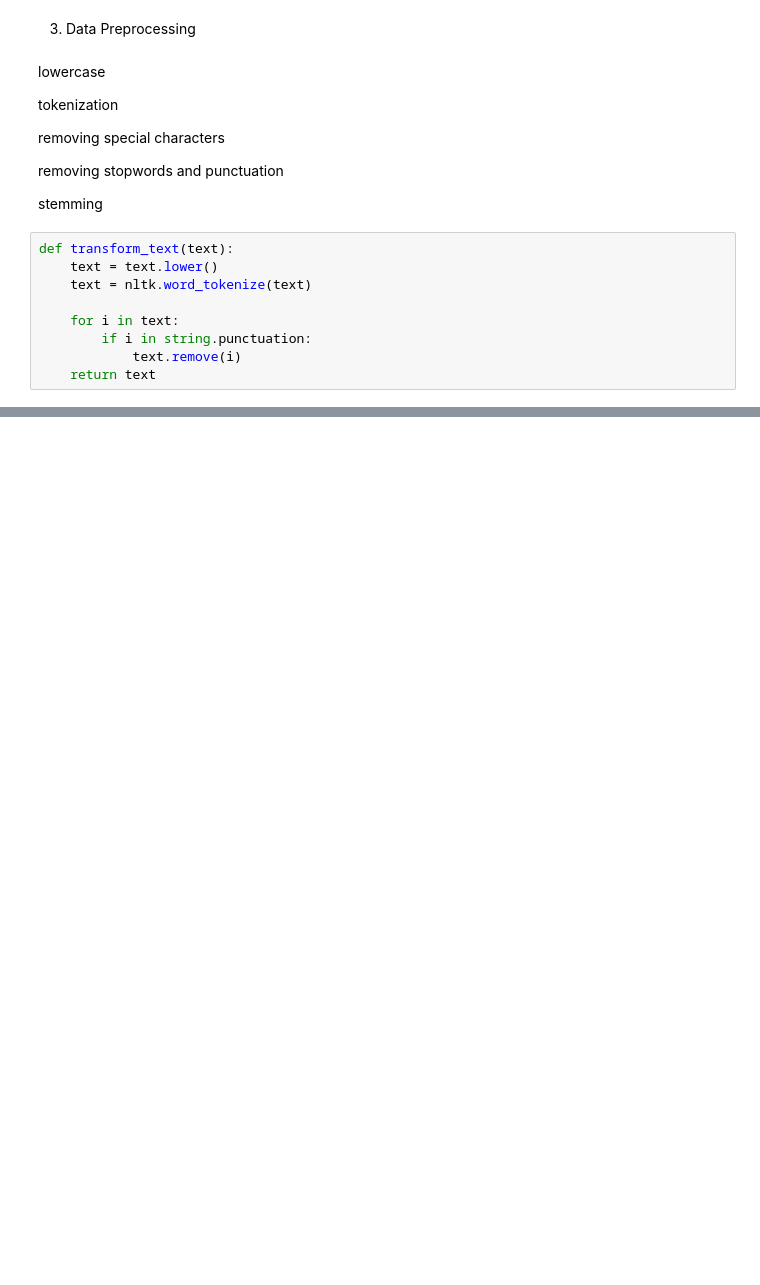
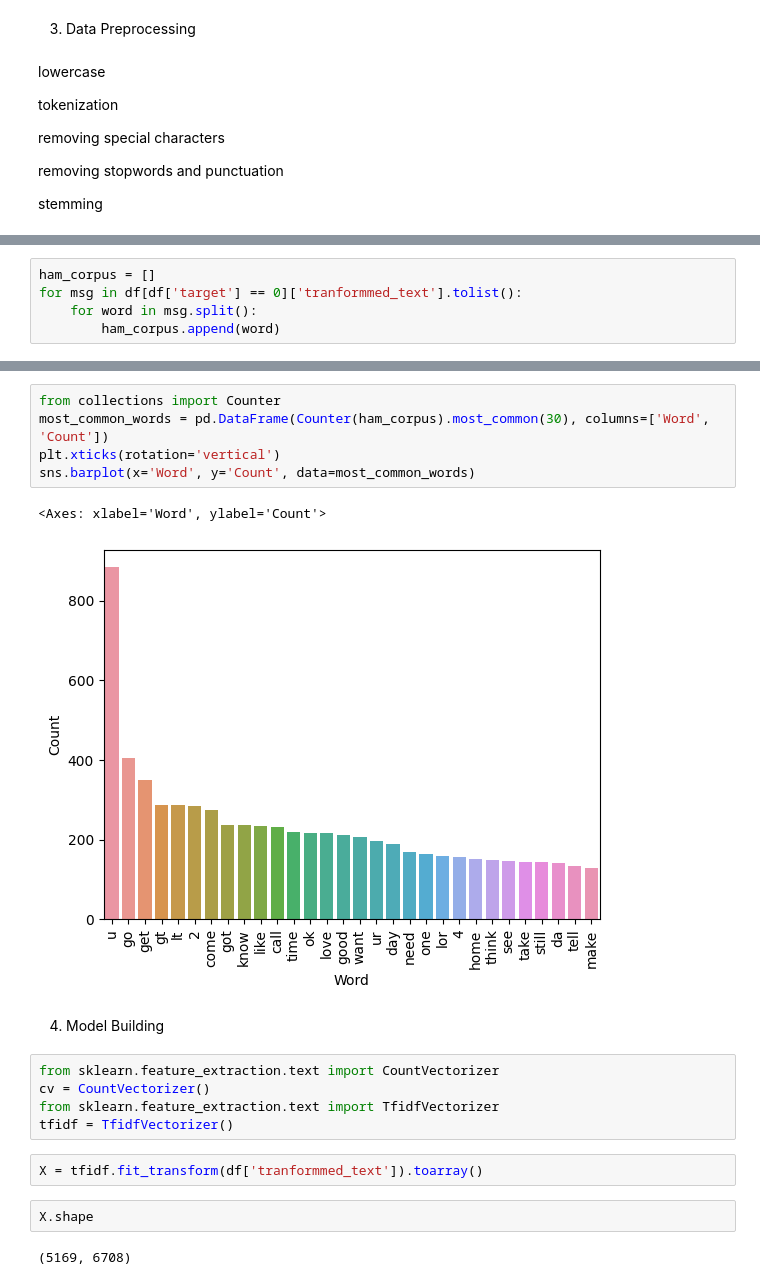
Before and after one commit to Prudhvi-232/E-mail-spam-classifier, a Jupyter notebook: main.ipynb, the cells around one changed output, grey strips where cells are left out. Cells and saved outputs as stored; diff of their text form; blank space fills up the shorter version.

```diff
--- a/main.ipynb
+++ b/main.ipynb
@@ -227,12 +253,3 @@ removing special characters
 removing stopwords and punctuation
 
 stemming
-# %%
-def transform_text(text):
-    text = text.lower()
-    text = nltk.word_tokenize(text)
-
-    for i in text:
-        if i in string.punctuation:
-            text.remove(i)
-    return text
@@ -238,0 +340,5 @@ def transform_text(text):
+# %%
+ham_corpus = []
+for msg in df[df['target'] == 0]['tranformmed_text'].tolist():
+    for word in msg.split():
+        ham_corpus.append(word)
@@ -238,0 +349,21 @@ def transform_text(text):
+# %%
+from collections import Counter
+most_common_words = pd.DataFrame(Counter(ham_corpus).most_common(30), columns=['Word', 'Count'])
+plt.xticks(rotation='vertical')
+sns.barplot(x='Word', y='Count', data=most_common_words)
+# %% [output]
+<Axes: xlabel='Word', ylabel='Count'>
+[figure, added]
+# %% [markdown]
+4. Model Building
+# %%
+from sklearn.feature_extraction.text import CountVectorizer
+cv = CountVectorizer()
+from sklearn.feature_extraction.text import TfidfVectorizer
+tfidf = TfidfVectorizer()
+# %%
+X = tfidf.fit_transform(df['tranformmed_text']).toarray()
+# %%
+X.shape
+# %% [output]
+(5169, 6708)
```
Also changed, not shown: parts of 25 cells of this notebook.
